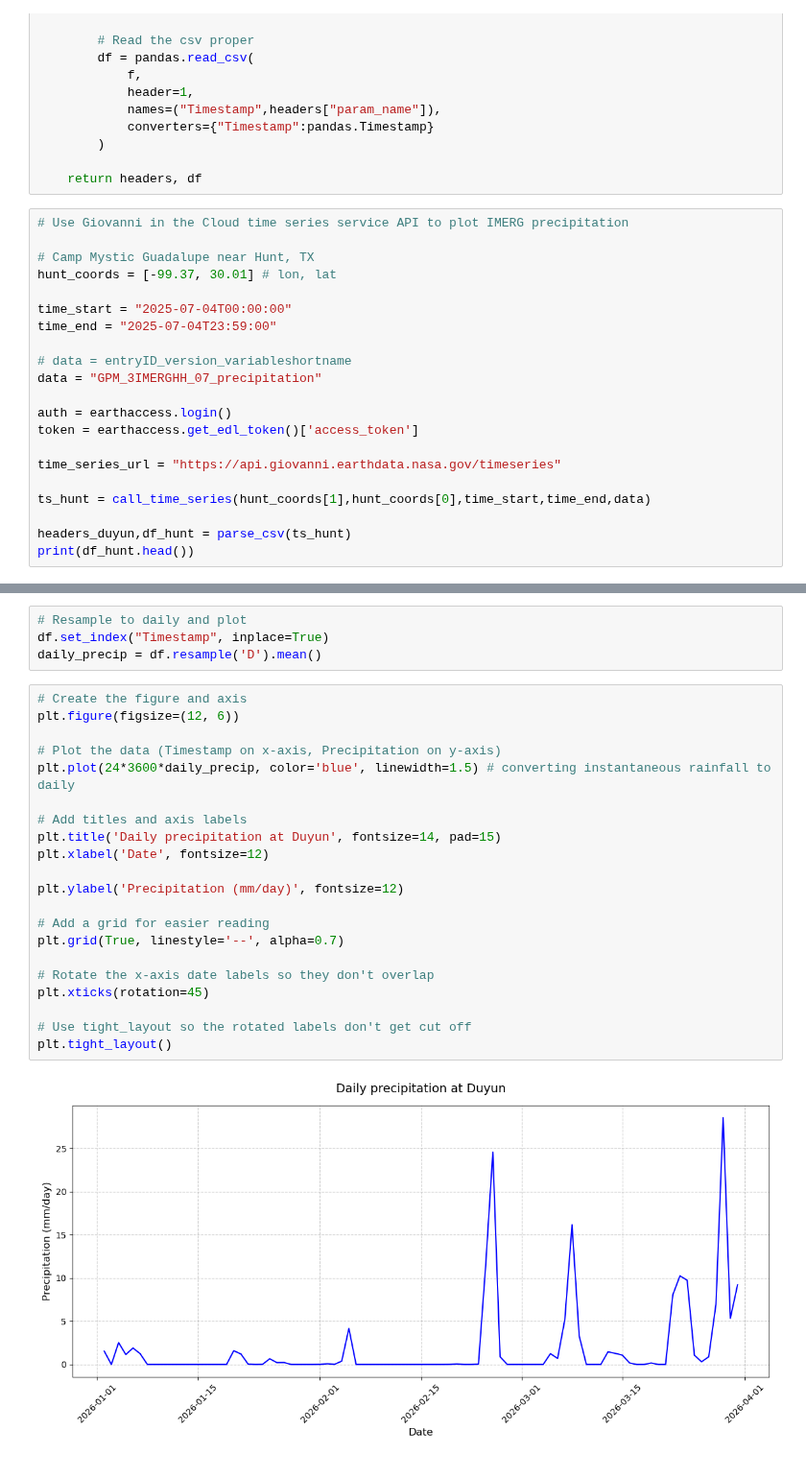
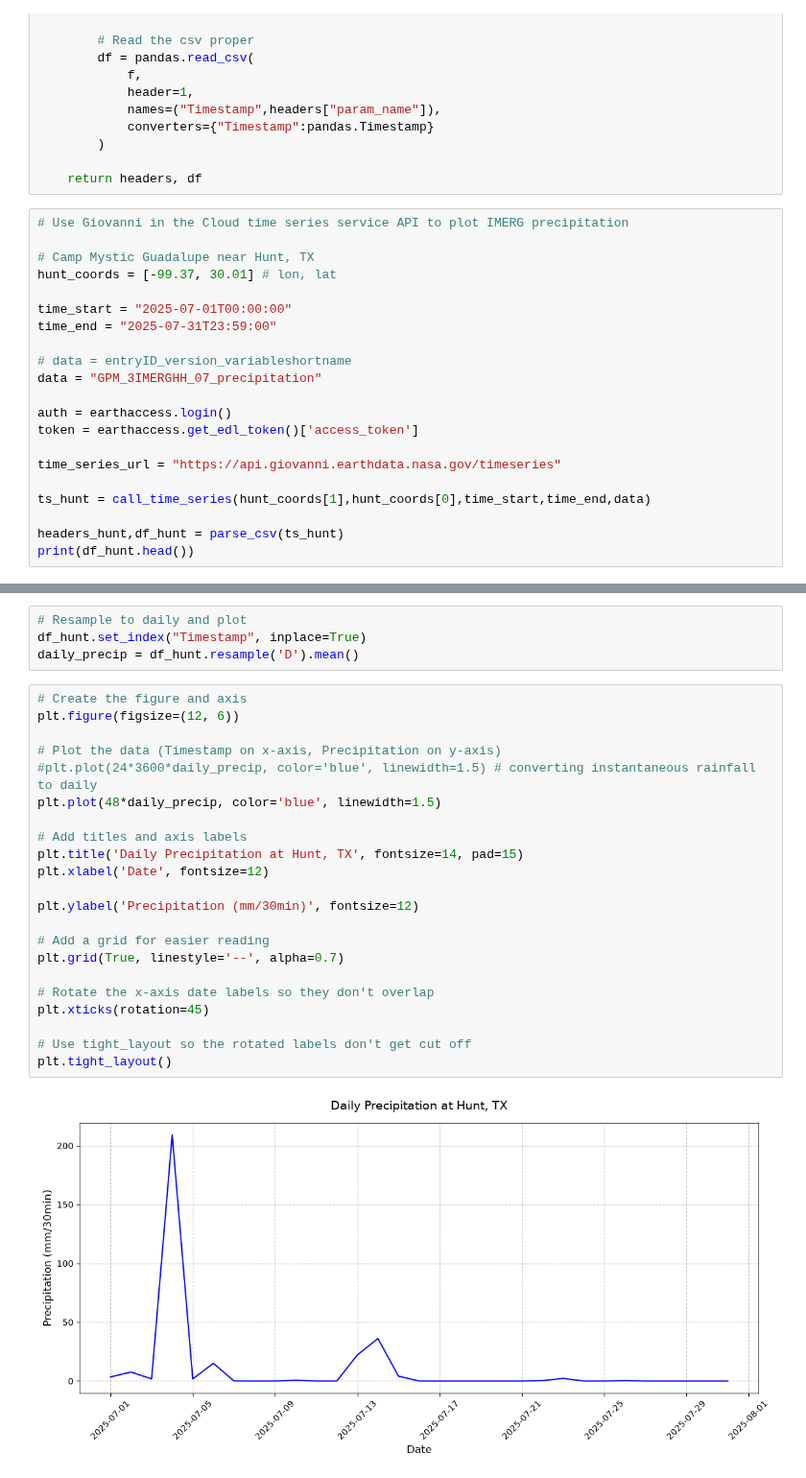
Before and after one commit to andrewmfisher/gesdisc-tutorials, a Jupyter notebook: conference-presentations/agu-2026/GiC_ts_and_maps.ipynb, the cells around one changed output, grey strips where cells are left out. Shown at 96% size. Saved outputs shown, nothing was run; the diff lists cells and outputs as text.

Commit message:
updating for hunt, tx

```diff
--- a/conference-presentations/agu-2026/GiC_ts_and_maps.ipynb
+++ b/conference-presentations/agu-2026/GiC_ts_and_maps.ipynb
@@ -75,8 +75,8 @@ def parse_csv(ts):
 # Camp Mystic Guadalupe near Hunt, TX
 hunt_coords = [-99.37, 30.01] # lon, lat
 
-time_start = "2025-07-04T00:00:00"
-time_end = "2025-07-04T23:59:00"
+time_start = "2025-07-01T00:00:00"
+time_end = "2025-07-31T23:59:00"
 
 # data = entryID_version_variableshortname
 data = "GPM_3IMERGHH_07_precipitation"
@@ -88,7 +88,7 @@ time_series_url = "https://api.giovanni.earthdata.nasa.gov/timeseries"
 
 ts_hunt = call_time_series(hunt_coords[1],hunt_coords[0],time_start,time_end,data)
 
-headers_duyun,df_hunt = parse_csv(ts_hunt)
+headers_hunt,df_hunt = parse_csv(ts_hunt)
 print(df_hunt.head())
 # %% [output]
             Timestamp  \
@@ -107,30 +107,31 @@ print(df_hunt.head())
 # %%
 # Resample to daily and plot
-df.set_index("Timestamp", inplace=True)
-daily_precip = df.resample('D').mean()
+df_hunt.set_index("Timestamp", inplace=True)
+daily_precip = df_hunt.resample('D').mean()
 # %%
 # Create the figure and axis
 plt.figure(figsize=(12, 6))
 
 # Plot the data (Timestamp on x-axis, Precipitation on y-axis)
-plt.plot(24*3600*daily_precip, color='blue', linewidth=1.5) # converting instantaneous rainfall to daily
+#plt.plot(24*3600*daily_precip, color='blue', linewidth=1.5) # converting instantaneous rainfall to daily
+plt.plot(48*daily_precip, color='blue', linewidth=1.5)
 
 # Add titles and axis labels
-plt.title('Daily precipitation at Duyun', fontsize=14, pad=15)
+plt.title('Daily Precipitation at Hunt, TX', fontsize=14, pad=15)
 plt.xlabel('Date', fontsize=12)
 
-plt.ylabel('Precipitation (mm/day)', fontsize=12)
+plt.ylabel('Precipitation (mm/30min)', fontsize=12)
 
 # Add a grid for easier reading
 plt.grid(True, linestyle='--', alpha=0.7)
 
 # Rotate the x-axis date labels so they don't overlap
 plt.xticks(rotation=45)
 
 # Use tight_layout so the rotated labels don't get cut off
 plt.tight_layout()
 # %% [output]
-[figure, old version]
+[figure, new version]
 # %%
 # Calculate average annual rainfall (as a check to make sure unit conversions are correct)
 # annual_precip = df.resample("Y").mean()
```
Also changed, not shown: parts of 2 cells of this notebook.
